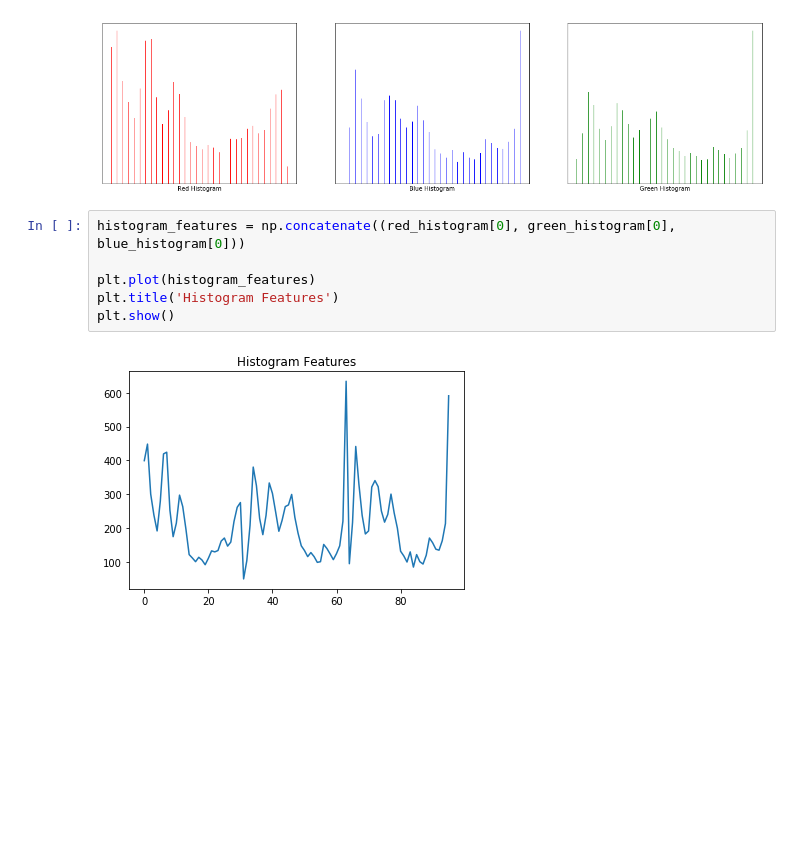
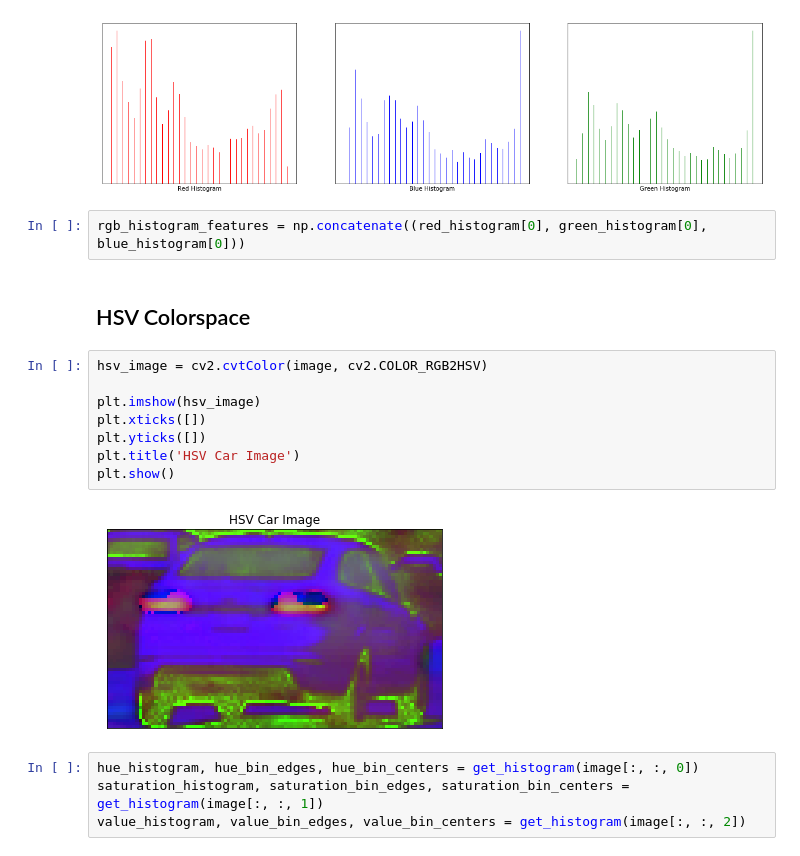
Before and after one commit to soumik12345/Swayam-Self-Driving-Car, a Jupyter notebook: P3_Car_Finder/notebooks/Histogram of Color.ipynb, the cells around one changed output. Saved outputs shown, nothing was run; the diff lists cells and outputs as text; blank space fills up the shorter version.

Commit message:
Updated Histogram of Color Notebook

```diff
--- a/P3_Car_Finder/notebooks/Histogram of Color.ipynb
+++ b/P3_Car_Finder/notebooks/Histogram of Color.ipynb
@@ -44,10 +47,20 @@ plt.show()
 # %% [output]
 [figure]
 # %%
-histogram_features = np.concatenate((red_histogram[0], green_histogram[0], blue_histogram[0]))
-
-plt.plot(histogram_features)
-plt.title('Histogram Features')
-plt.show()
+rgb_histogram_features = np.concatenate((red_histogram[0], green_histogram[0], blue_histogram[0]))
-# %% [output]
-[figure, removed]
+# %% [markdown]
+## HSV Colorspace
+# %%
+hsv_image = cv2.cvtColor(image, cv2.COLOR_RGB2HSV)
+
+plt.imshow(hsv_image)
+plt.xticks([])
+plt.yticks([])
+plt.title('HSV Car Image')
+plt.show()
+# %% [output]
+[figure, added]
+# %%
+hue_histogram, hue_bin_edges, hue_bin_centers = get_histogram(image[:, :, 0])
+saturation_histogram, saturation_bin_edges, saturation_bin_centers = get_histogram(image[:, :, 1])
+value_histogram, value_bin_edges, value_bin_centers = get_histogram(image[:, :, 2])
```
Also changed, not shown: parts of 16 cells of this notebook.
